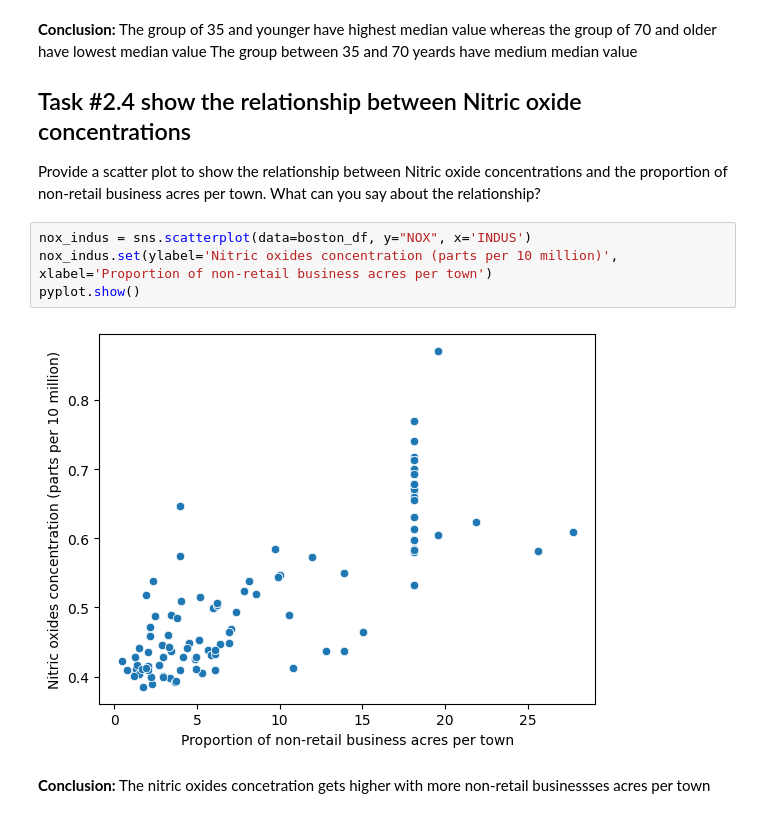
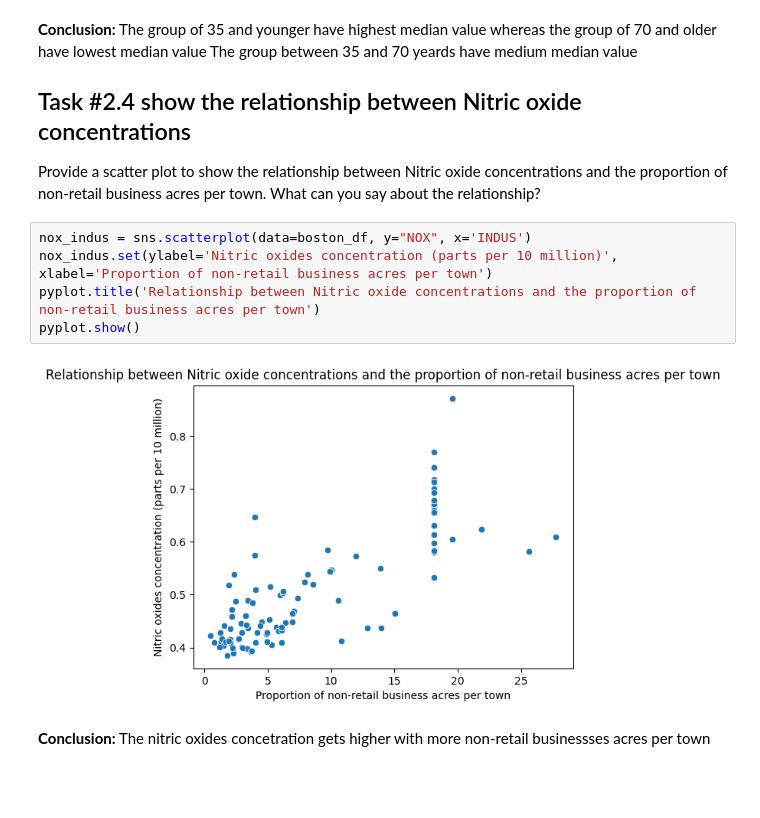
Before and after one commit to sashas777/statistics_for_data_science, a Jupyter notebook: Optional_Peer_Graded_Assignment.jupyterlite.ipynb, the cells around one changed output. Cells and saved outputs as stored; diff of their text form; blank space fills up the shorter version.

```diff
--- a/Optional_Peer_Graded_Assignment.jupyterlite.ipynb
+++ b/Optional_Peer_Graded_Assignment.jupyterlite.ipynb
@@ -79,9 +82,10 @@ Provide a scatter plot to show the relationship between Nitric oxide concentrati
 # %%
 nox_indus = sns.scatterplot(data=boston_df, y="NOX", x='INDUS')
 nox_indus.set(ylabel='Nitric oxides concentration (parts per 10 million)', xlabel='Proportion of non-retail business acres per town')
+pyplot.title('Relationship between Nitric oxide concentrations and the proportion of non-retail business acres per town')
 pyplot.show()
 # %% [output]
-[figure, old version]
+[figure, new version]
 # %% [markdown]
 **Conclusion:** The nitric oxides concetration gets higher with more non-retail businessses acres per town
 # %% [markdown]
```
Also changed, not shown: parts of 3 cells of this notebook.
